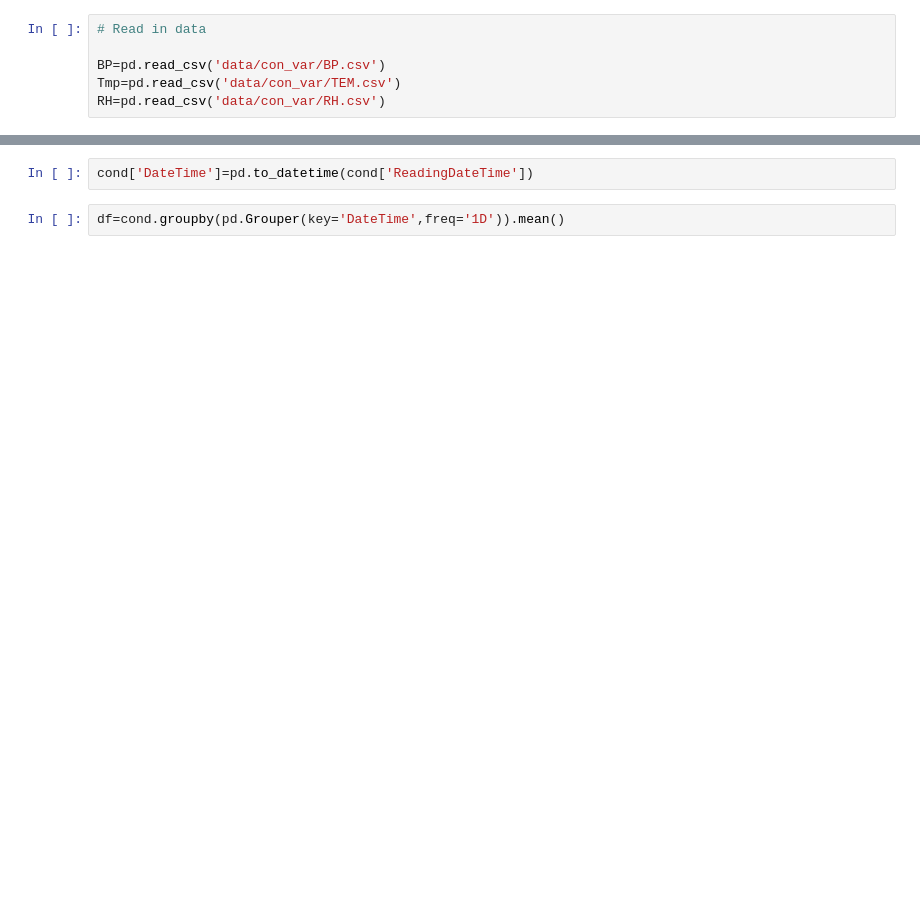
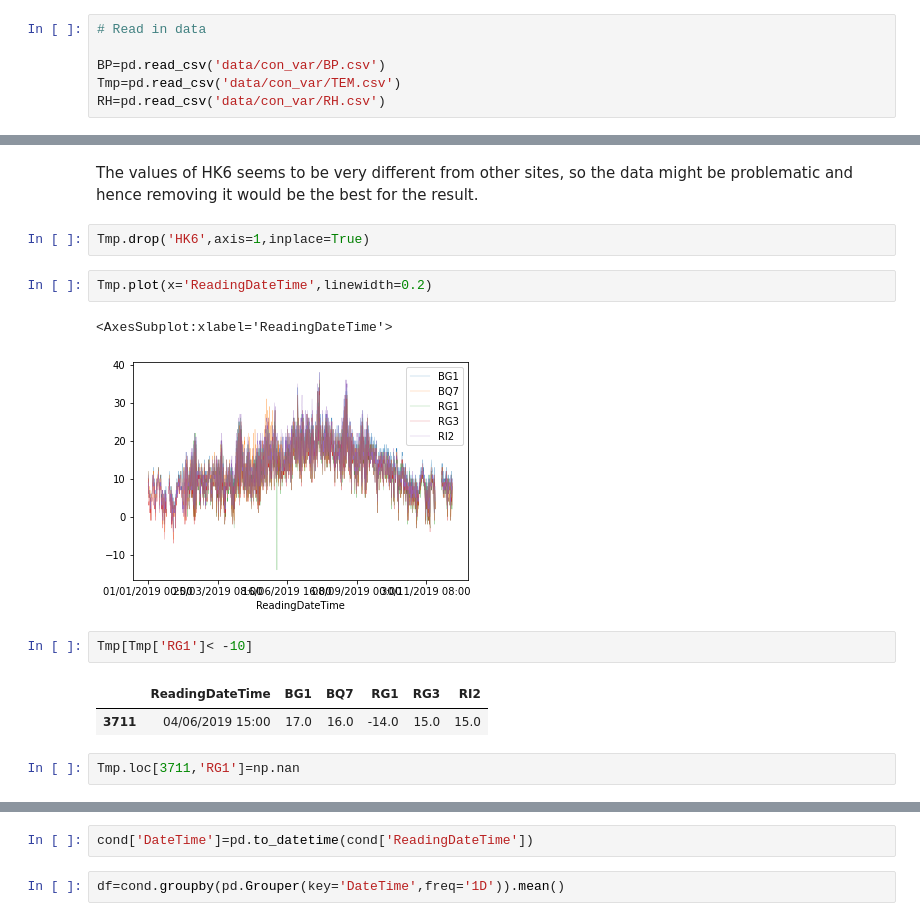
Before and after one commit to yulun-cd/IGS, a Jupyter notebook: BPdifference.ipynb, the cells around one changed output, grey strips where cells are left out. Cells and saved outputs as stored; diff of their text form; blank space fills up the shorter version.

```diff
--- a/BPdifference.ipynb
+++ b/BPdifference.ipynb
@@ -154,0 +127,16 @@ cond=LD_BP.merge(LD_Tmp).merge(LD_RH)
+# %% [markdown]
+The values of HK6 seems to be very different from other sites, so the data might be problematic and hence removing it would be the best for the result.
+# %%
+Tmp.drop('HK6',axis=1,inplace=True)
+# %%
+Tmp.plot(x='ReadingDateTime',linewidth=0.2)
+# %% [output]
+<AxesSubplot:xlabel='ReadingDateTime'>
+[figure, added]
+# %%
+Tmp[Tmp['RG1']< -10]
+# %% [output]
+|  | ReadingDateTime | BG1 | BQ7 | RG1 | RG3 | RI2 |
+| 3711 | 04/06/2019 15:00 | 17.0 | 16.0 | -14.0 | 15.0 | 15.0 |
+# %%
+Tmp.loc[3711,'RG1']=np.nan
```
Also changed, not shown: parts of 39 cells of this notebook, 2 other files.
